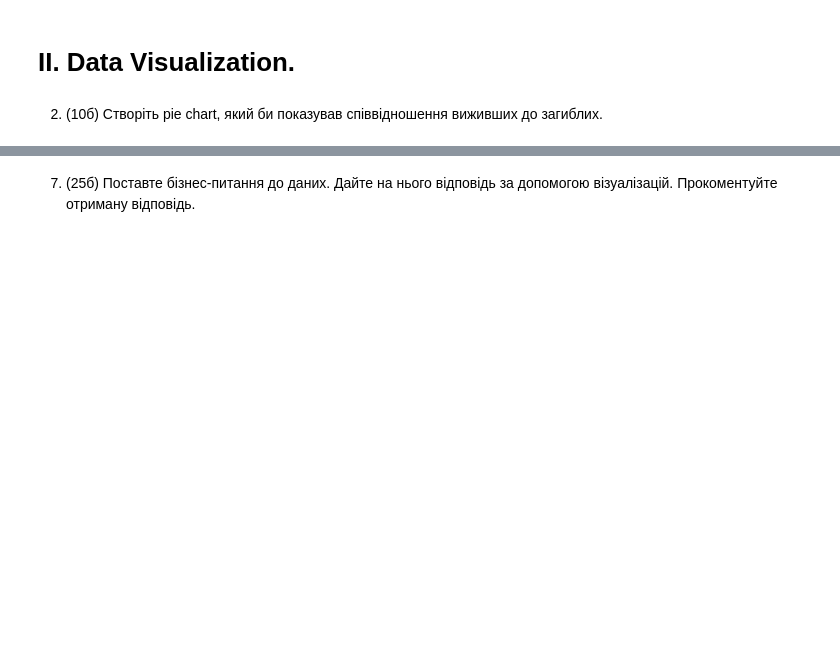
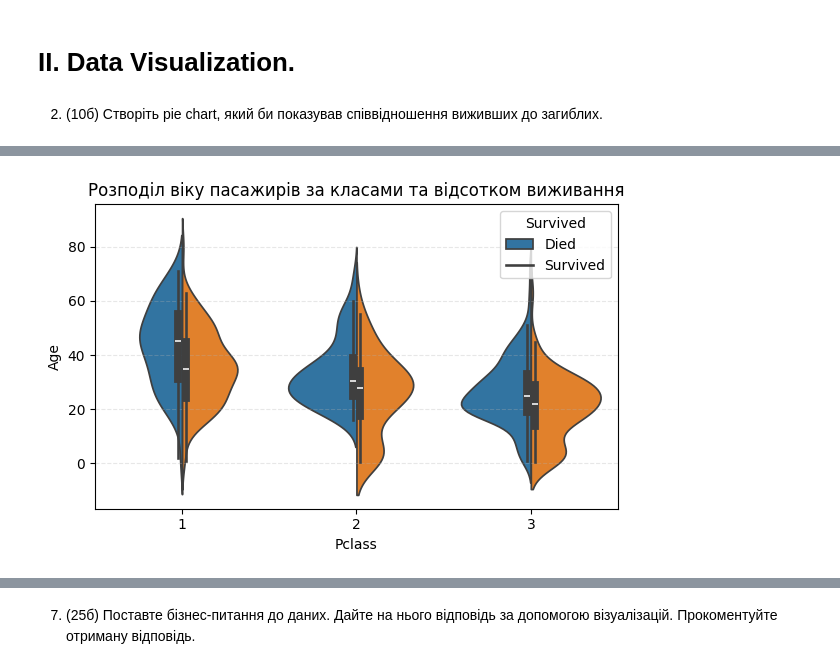
Before and after one commit to kkatalz/python_uni, a Jupyter notebook: python_practice_10_2025.ipynb, the cells around one changed output, grey strips where cells are left out. Drawn from its saved outputs; the diff is of its cells as text; code cells hidden in the pictures; blank space fills up the shorter version.

```diff
--- a/python_practice_10_2025.ipynb
+++ b/python_practice_10_2025.ipynb
@@ -35,0 +125,13 @@
+# %%
+plt.figure(figsize=(6, 4))
+sns.violinplot(data=df, x='Pclass', y='Age', hue='Survived', split=True)
+
+plt.title('Розподіл віку пасажирів за класами та відсотком виживання')
+plt.xlabel('Pclass')
+plt.ylabel('Age')
+plt.legend(title='Survived', labels=['Died', 'Survived'])
+plt.grid(axis='y', linestyle='--', alpha=0.3)
+plt.tight_layout()
+plt.show()
+# %% [output]
+[figure, added]
```
Also changed, not shown: parts of 22 cells of this notebook.
